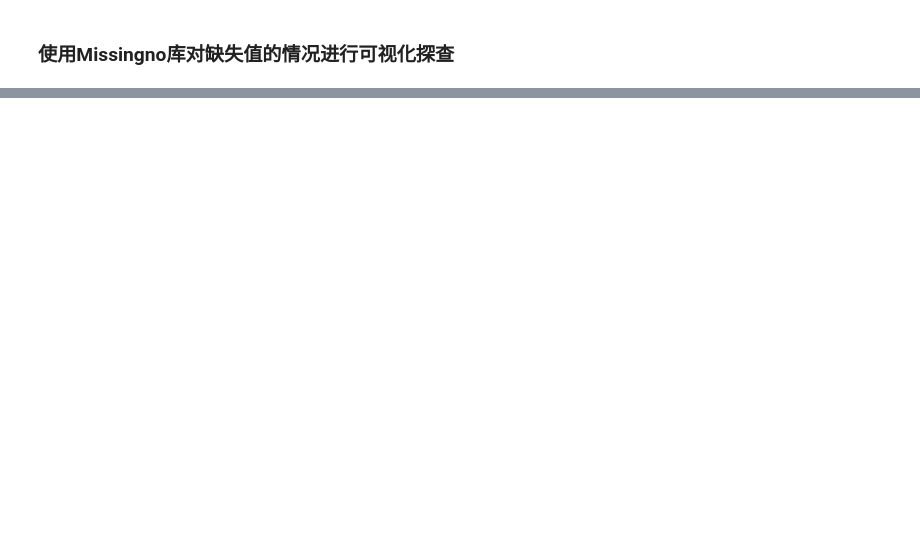
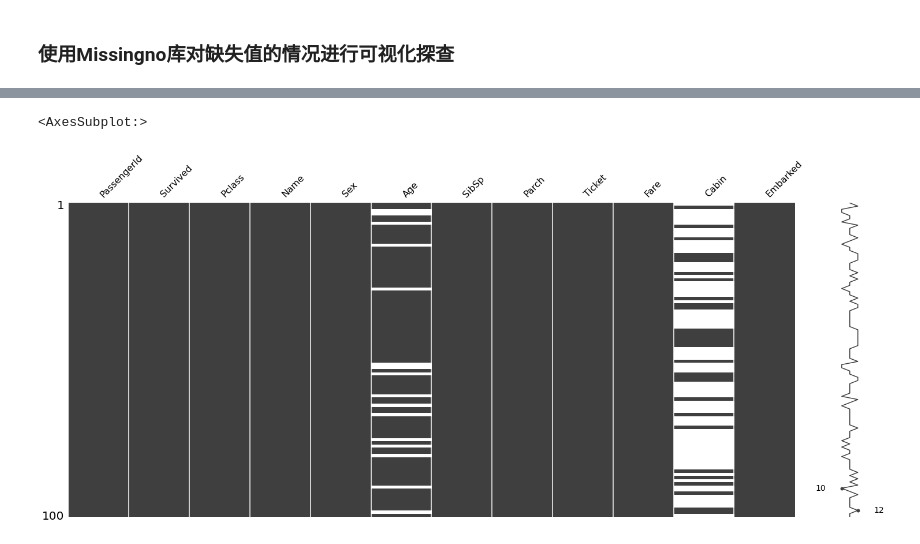
Before and after one commit to JohnChow96927/python-bigdata, a Jupyter notebook: Pandas/day2_220120_查询&数据类型&缺失值/04-缺失值处理.ipynb, the cells around one changed output, grey strips where cells are left out. Cells and saved outputs as stored; diff of their text form; code cells hidden in the pictures; blank space fills up the shorter version.

```diff
--- a/Pandas/day2_220120_查询&数据类型&缺失值/04-缺失值处理.ipynb
+++ b/Pandas/day2_220120_查询&数据类型&缺失值/04-缺失值处理.ipynb
@@ -66,0 +239,6 @@ pd.isnull和pd.notnull
+# %%
+# 随机从 train 数据中取出 100 条数据，查看缺失值分布情况
+msno.matrix(train.sample(100))
+# %% [output]
+<AxesSubplot:>
+[figure, added]
```
Also changed, not shown: parts of 32 cells of this notebook, 38 other files.
